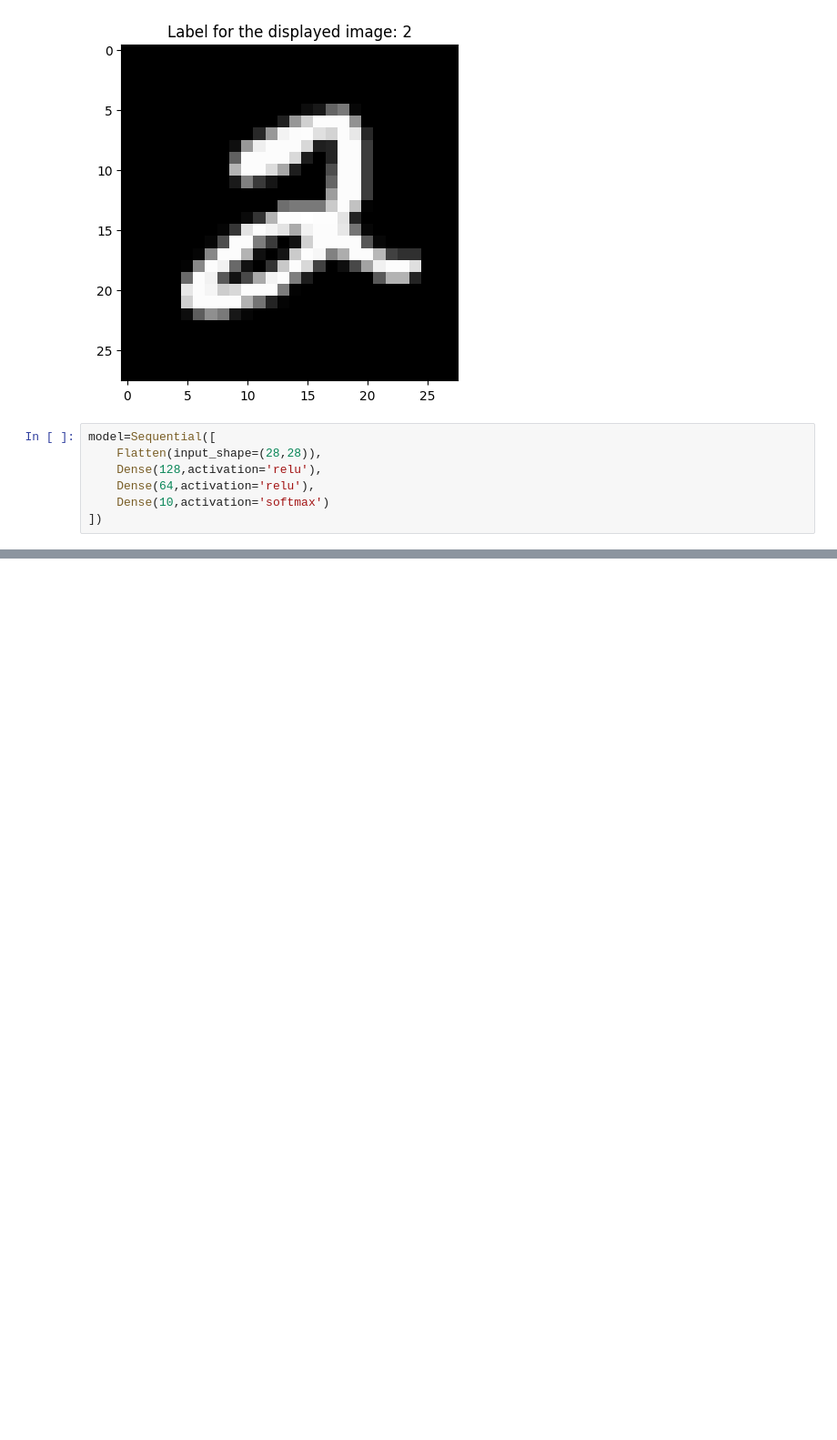
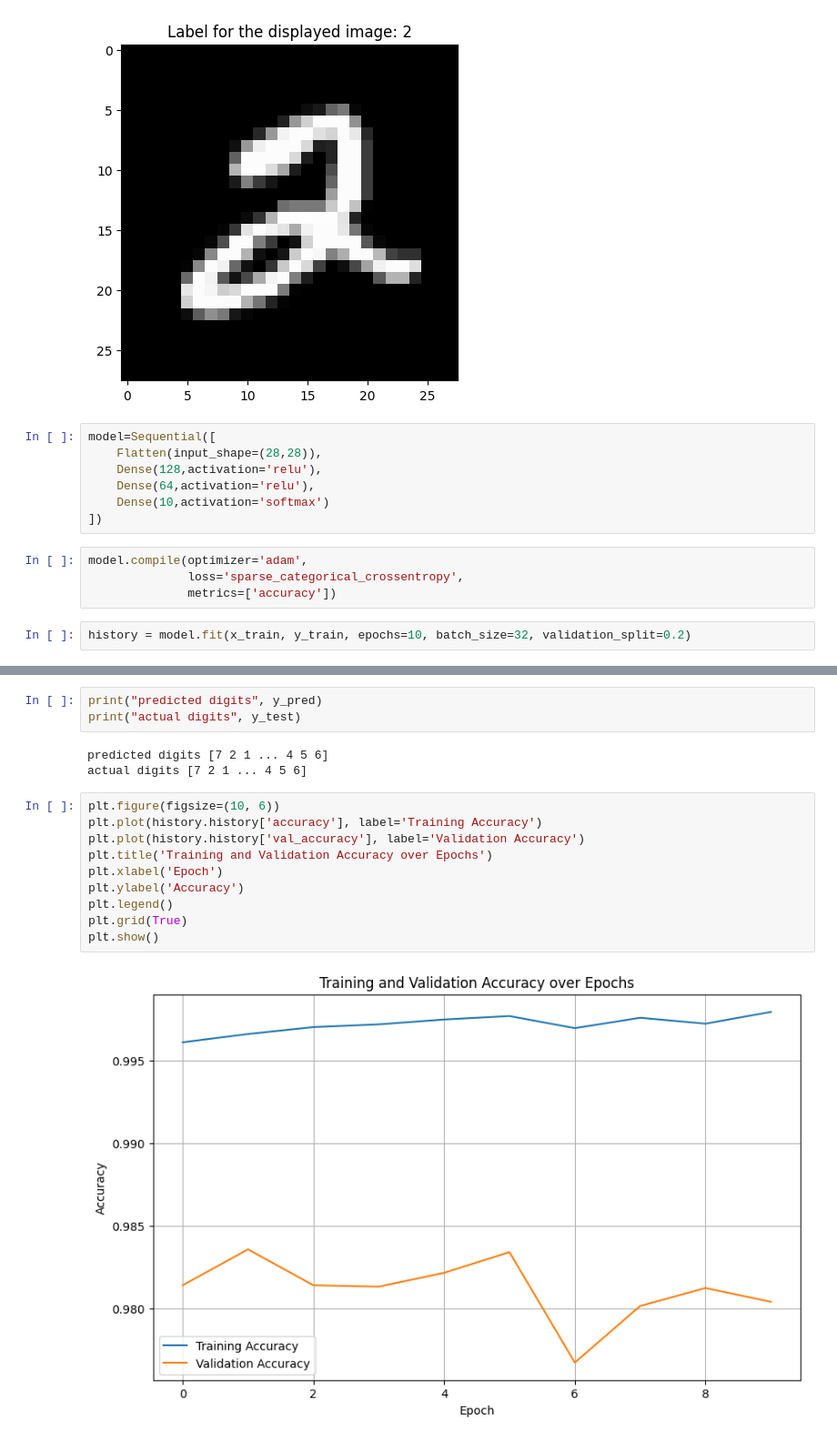
Before and after one commit to Shantanu070521/DeepLearninglab, a Jupyter notebook: nndlPr3.ipynb, the cells around one changed output, grey strips where cells are left out. Shown at 91% size. Drawn from its saved outputs; the diff is of its cells as text; blank space fills up the shorter version.

```diff
--- a/nndlPr3.ipynb
+++ b/nndlPr3.ipynb
@@ -39,3 +39,9 @@ model=Sequential([
     Dense(64,activation='relu'),
     Dense(10,activation='softmax')
 ])
+# %%
+model.compile(optimizer='adam',
+              loss='sparse_categorical_crossentropy',
+              metrics=['accuracy'])
+# %%
+history = model.fit(x_train, y_train, epochs=10, batch_size=32, validation_split=0.2)
@@ -41,0 +84,18 @@ model=Sequential([
+# %%
+print("predicted digits", y_pred)
+print("actual digits", y_test)
+# %% [output]
+predicted digits [7 2 1 ... 4 5 6]
+actual digits [7 2 1 ... 4 5 6]
+# %%
+plt.figure(figsize=(10, 6))
+plt.plot(history.history['accuracy'], label='Training Accuracy')
+plt.plot(history.history['val_accuracy'], label='Validation Accuracy')
+plt.title('Training and Validation Accuracy over Epochs')
+plt.xlabel('Epoch')
+plt.ylabel('Accuracy')
+plt.legend()
+plt.grid(True)
+plt.show()
+# %% [output]
+[figure, added]
```
Also changed, not shown: parts of 3 cells of this notebook.
